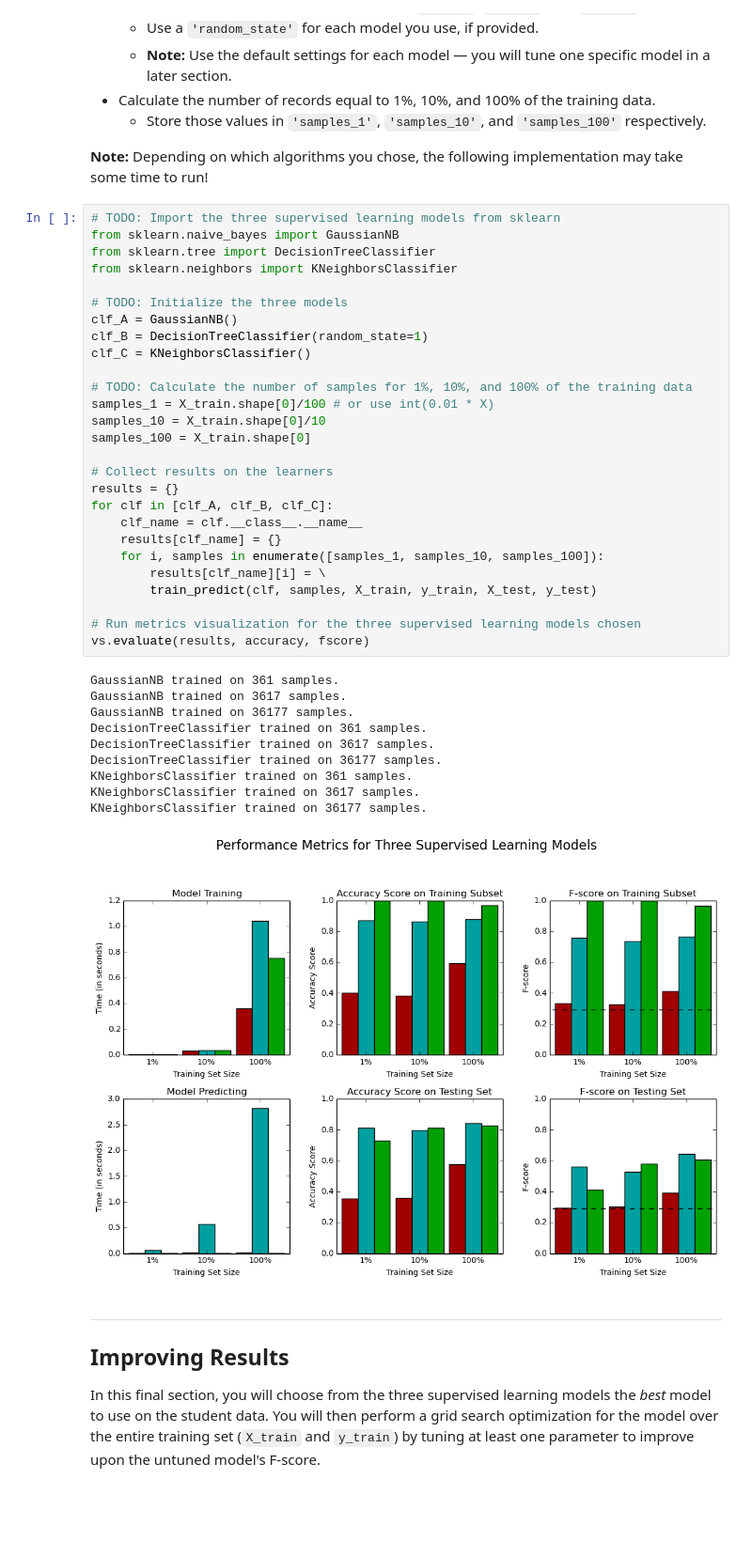
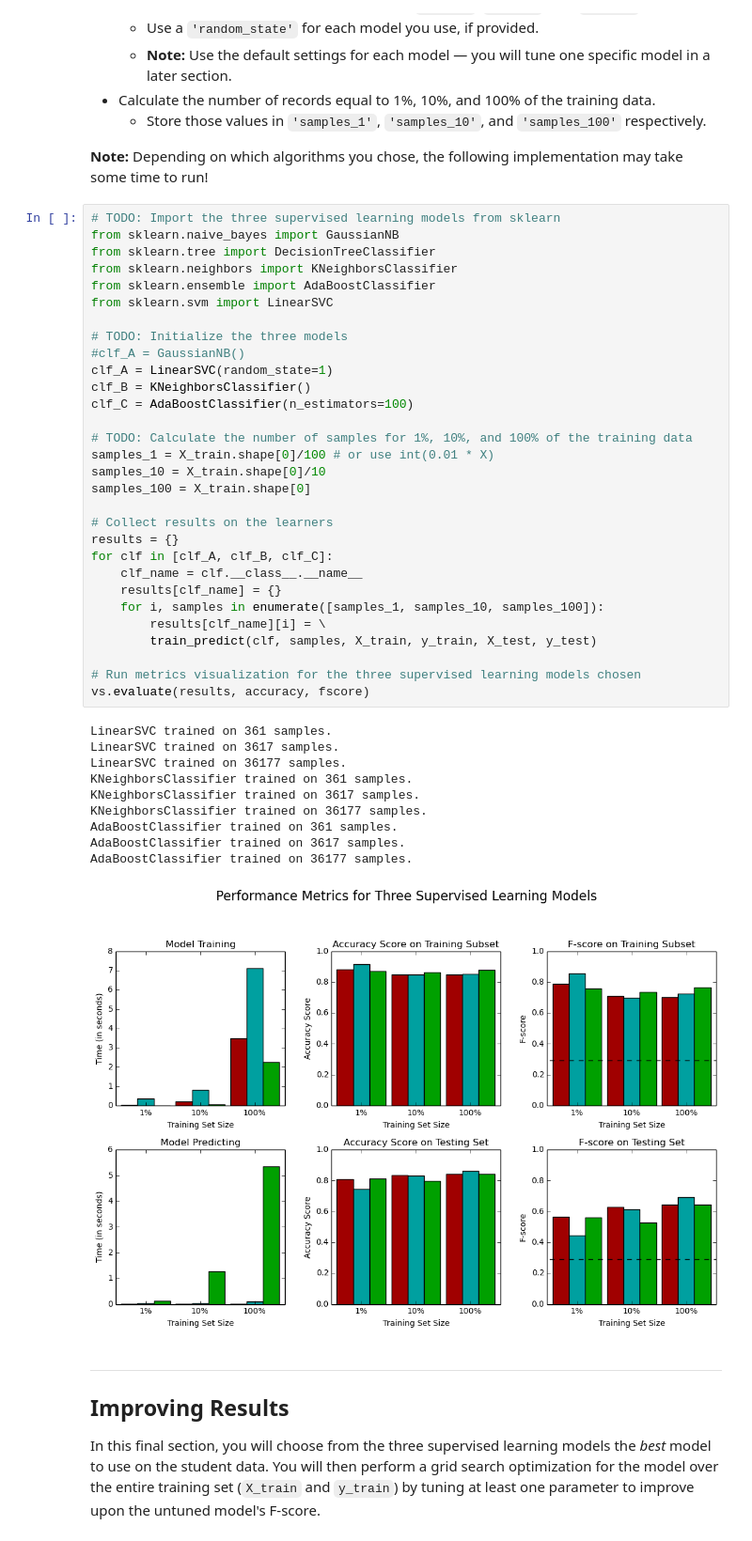
Before and after one commit to vharavu/mlndProj3, a Jupyter notebook: finding_donors.ipynb, the cells around one changed output. Shown at 94% size. Cells and saved outputs as stored; diff of their text form; blank space fills up the shorter version.

Commit message:
Finalized which 3 classifiers. Added ans to Q2

```diff
--- a/finding_donors.ipynb
+++ b/finding_donors.ipynb
@@ -330,41 +338,44 @@ In the code cell, you will need to implement the following:
 # %%
 # TODO: Import the three supervised learning models from sklearn
 from sklearn.naive_bayes import GaussianNB
 from sklearn.tree import DecisionTreeClassifier
 from sklearn.neighbors import KNeighborsClassifier
+from sklearn.ensemble import AdaBoostClassifier
+from sklearn.svm import LinearSVC
 
 # TODO: Initialize the three models
-clf_A = GaussianNB()
-clf_B = DecisionTreeClassifier(random_state=1)
-clf_C = KNeighborsClassifier()
+#clf_A = GaussianNB()
+clf_A = LinearSVC(random_state=1)
+clf_B = KNeighborsClassifier()
+clf_C = AdaBoostClassifier(n_estimators=100)
 
 # TODO: Calculate the number of samples for 1%, 10%, and 100% of the training data
 samples_1 = X_train.shape[0]/100 # or use int(0.01 * X)
 samples_10 = X_train.shape[0]/10
 samples_100 = X_train.shape[0]
 
 # Collect results on the learners
 results = {}
 for clf in [clf_A, clf_B, clf_C]:
     clf_name = clf.__class__.__name__
     results[clf_name] = {}
     for i, samples in enumerate([samples_1, samples_10, samples_100]):
         results[clf_name][i] = \
         train_predict(clf, samples, X_train, y_train, X_test, y_test)
 
 # Run metrics visualization for the three supervised learning models chosen
 vs.evaluate(results, accuracy, fscore)
 # %% [output]
-GaussianNB trained on 361 samples.
-GaussianNB trained on 3617 samples.
-GaussianNB trained on 36177 samples.
-DecisionTreeClassifier trained on 361 samples.
-DecisionTreeClassifier trained on 3617 samples.
-DecisionTreeClassifier trained on 36177 samples.
+LinearSVC trained on 361 samples.
+LinearSVC trained on 3617 samples.
+LinearSVC trained on 36177 samples.
 KNeighborsClassifier trained on 361 samples.
 KNeighborsClassifier trained on 3617 samples.
 KNeighborsClassifier trained on 36177 samples.
+AdaBoostClassifier trained on 361 samples.
+AdaBoostClassifier trained on 3617 samples.
+AdaBoostClassifier trained on 36177 samples.
-[figure, old version]
+[figure, new version]
 # %% [markdown]
 ----
 ## Improving Results
```
Also changed, not shown: parts of 2 cells of this notebook.
